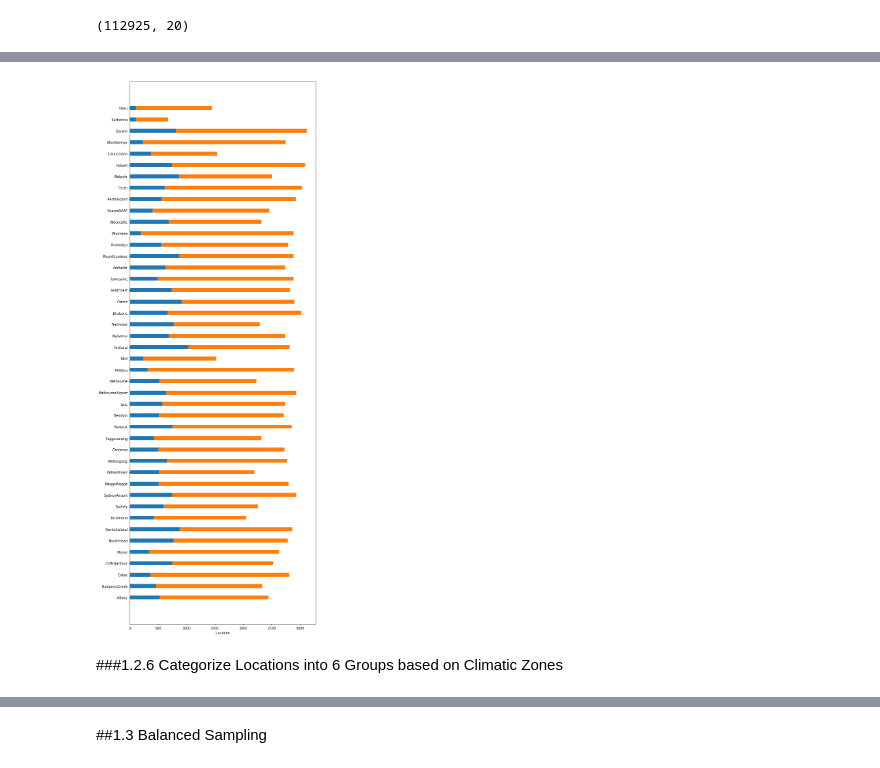
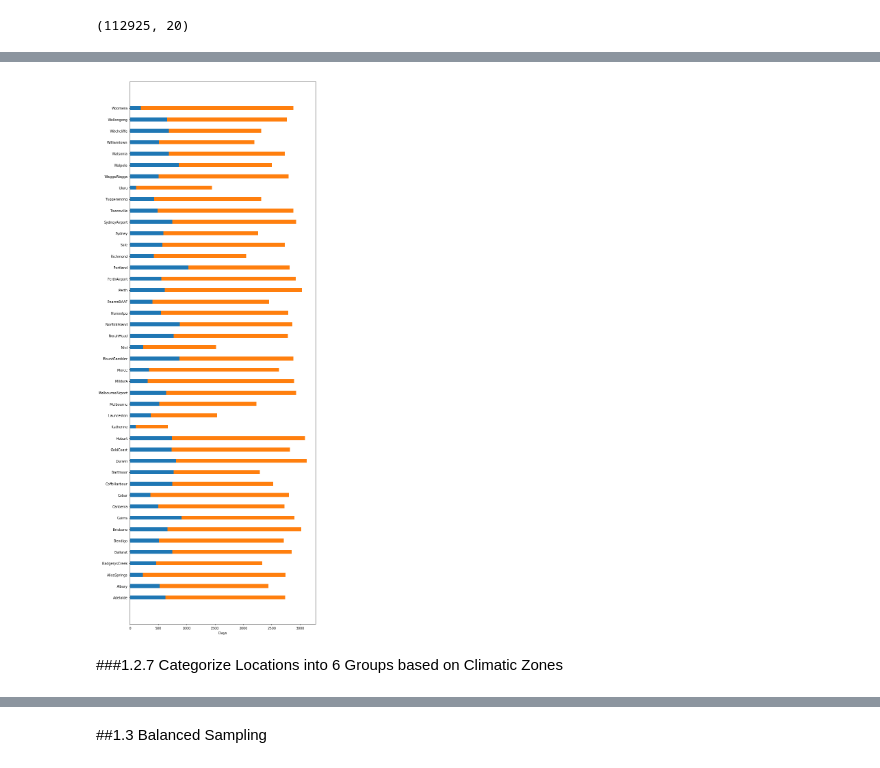
Before and after one commit to YKBKyle/RainPrediction, a Jupyter notebook: LiyanWen_HanXIao_YifangFan_PeilinPan_FinalProject.ipynb, the cells around one changed output, grey strips where cells are left out. Cells and saved outputs as stored; diff of their text form; code cells hidden in the pictures.

```diff
--- a/LiyanWen_HanXIao_YifangFan_PeilinPan_FinalProject.ipynb
+++ b/LiyanWen_HanXIao_YifangFan_PeilinPan_FinalProject.ipynb
@@ -32,12 +31,0 @@ df.head()
-# %%
-Raintomorrow = []
-for i in df['RainTomorrow']:
-    if i == 'No':
-        i = 0
-    else:
-        i = 1
-    Raintomorrow.append(i)
-
-#print(Raintomorrow)
-df['RainTomorrow'] = Raintomorrow
-df.head()
@@ -50,0 +32,4 @@ df.head()
+# %%
+df.RainTomorrow = (df.RainTomorrow =='Yes')
+df.RainToday = (df.RainToday == 'Yes')
+df.head()
@@ -89,0 +87,3 @@ df.shape
+# %%
+df.drop('RISK_MM',axis=1,inplace=True)
+df.shape
@@ -126,0 +101,16 @@ norain = total - rain
+# %%
+import numpy as np
+df1 = df.copy()
+RainDays = df1.groupby('Location').RainTomorrow.sum()
+TotalDays = df1.groupby('Location').RainTomorrow.count()
+# print(RainDays)
+# print(TotalDays)
+
+location = np.array(TotalDays.index)
+rain = np.array(RainDays)
+total = np.array(TotalDays)
+norain = total - rain
+
+RainTotal = pd.concat([RainDays,TotalDays],axis=1)
+RainTotal.columns = ['rain','total']
+print(RainTotal)
@@ -127,20 +135,16 @@ norain = total - rain
 # %%
 import matplotlib.pyplot as plt
-import numpy as np
 
-N = 44
-location = df1_index
-ind = np.arange(N)
 width = 0.35
 plt.figure(figsize=(10,30), dpi=70, facecolor='w', edgecolor='k')
 p1 = plt.barh(location, rain, width)
 p2 = plt.barh(location, norain, width, left = rain)
-plt.xlabel('Location')
+plt.xlabel('Days')
 plt.show()
 # %% [output]
-[figure, old version]
+[figure, new version]
 # %% [markdown]
-###1.2.6 Categorize Locations into 6 Groups based on Climatic Zones
+###1.2.7 Categorize Locations into 6 Groups based on Climatic Zones
 # %%
 Temperate = ['Albury','BadgerysCreek','Richmond','WaggaWagga','Williamtown','Ballarat','Sale','Melbourne','MelbourneAirport','Portland','Watsonia','Dartmoor','Adelaide','MountGambier','Nuriootpa','Witchcliffe','Walpole']
 Grasslands = ['Cobar','Moree','Mildura','Nhil','AliceSprings']
```
Also changed, not shown: parts of 35 cells of this notebook.
